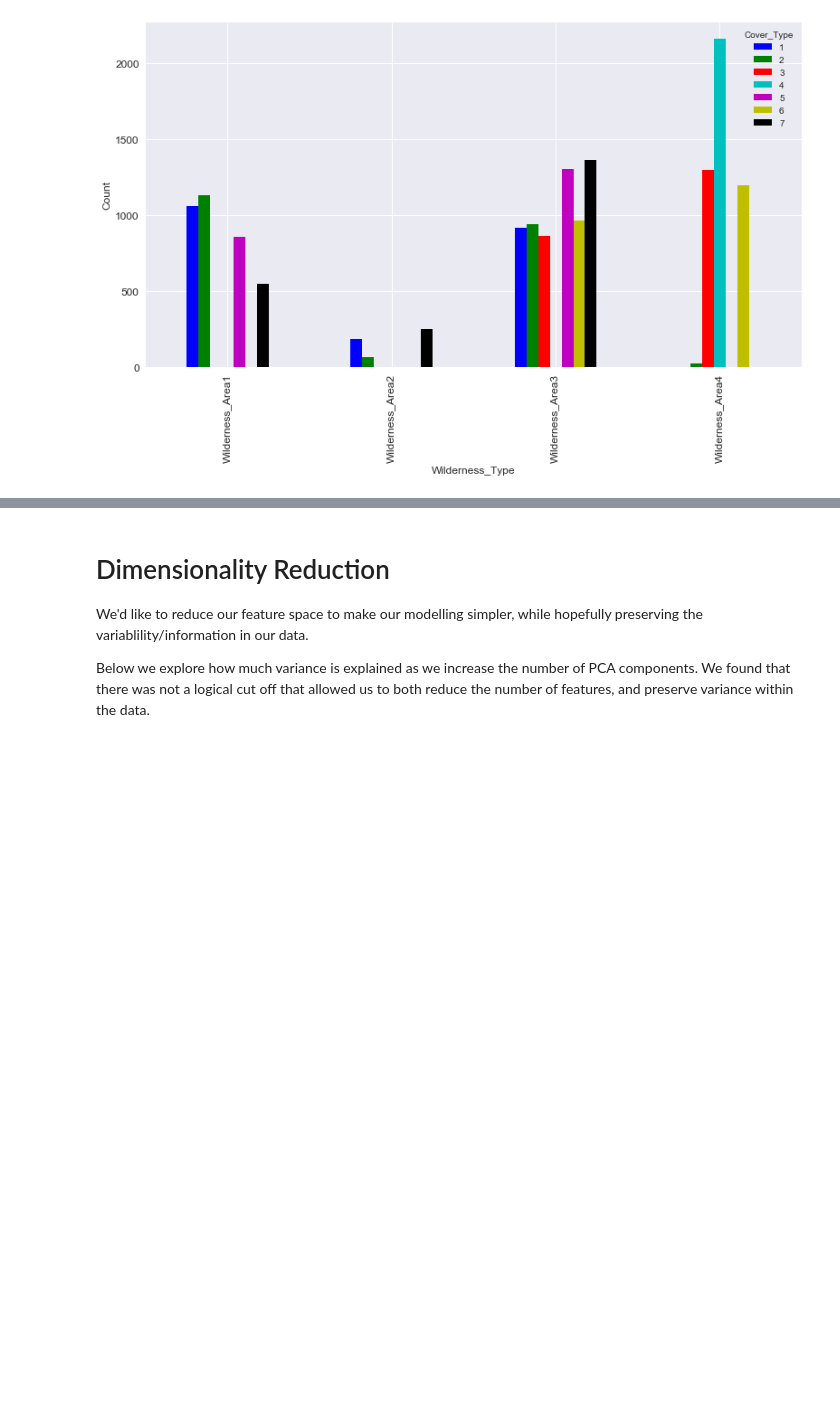
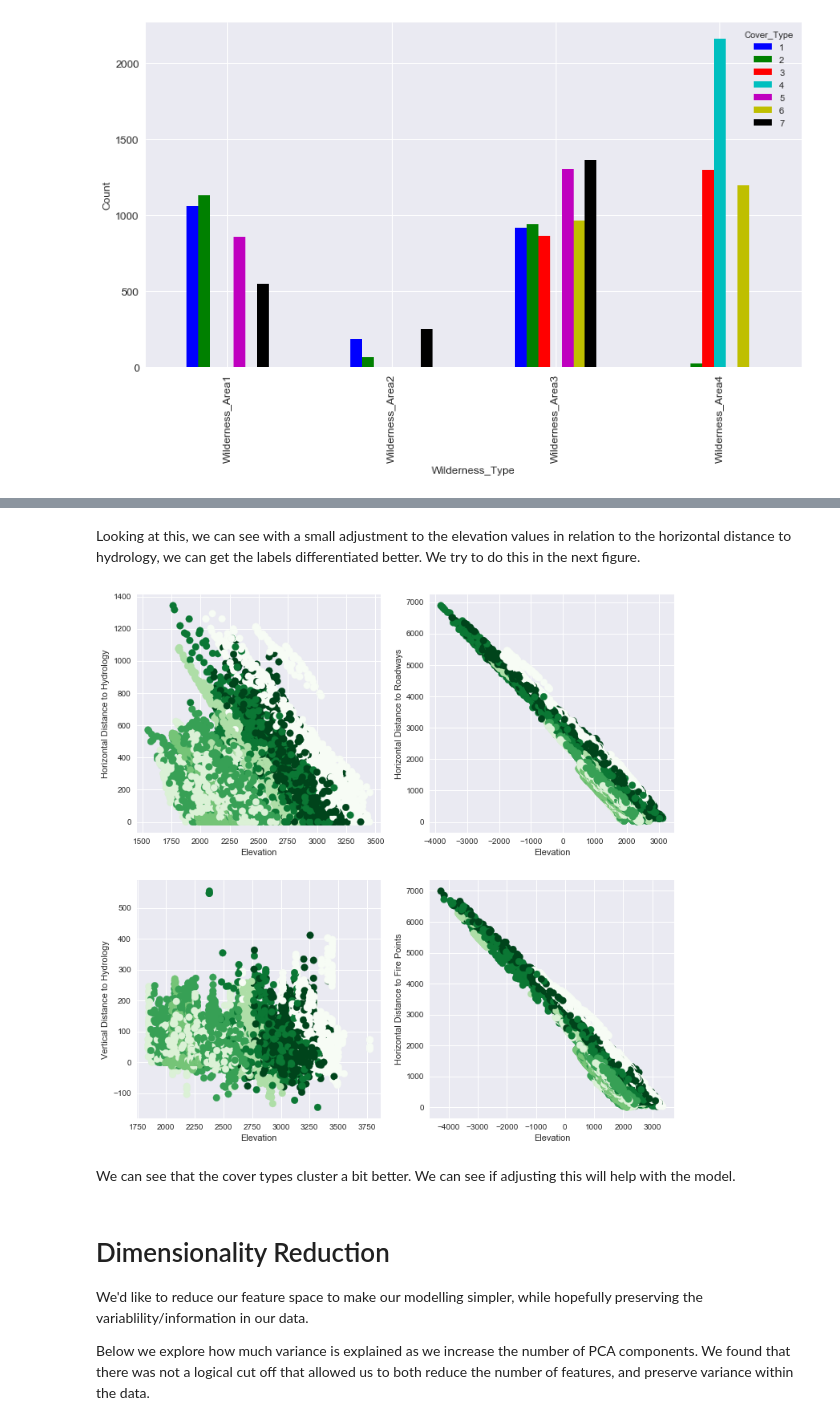
Before and after one commit to chingnaw/W207_Final, a Jupyter notebook: notebooks/Forest_Cover_FINAL.ipynb, the cells around one changed output, grey strips where cells are left out. Cells and saved outputs as stored; diff of their text form; code cells hidden in the pictures; blank space fills up the shorter version.

```diff
--- a/notebooks/Forest_Cover_FINAL.ipynb
+++ b/notebooks/Forest_Cover_FINAL.ipynb
@@ -216,3 +249,30 @@ plt.show()
+# %% [markdown]
+Looking at this, we can see with a small adjustment to the elevation values in relation to the horizontal distance to hydrology, we can get the labels differentiated better.  We try to do this in the next figure.
+# %%
+#Elevation vs Horizontal Distance to Hydrology
+plt.figure(figsize=(12,12))
+plt.subplot(221)
+plt.scatter(df.Elevation - df.Horizontal_Distance_To_Hydrology, df.Horizontal_Distance_To_Hydrology, c=df.Cover_Type, s=75, cmap=plt.cm.Greens_r)
+plt.xlabel("Elevation")
+plt.ylabel("Horizontal Distance to Hydrology")
+plt.subplot(222)
+plt.scatter(df.Elevation - df.Horizontal_Distance_To_Roadways, df.Horizontal_Distance_To_Roadways, c=df.Cover_Type, s=75, cmap=plt.cm.Greens_r)
+plt.xlabel("Elevation")
+plt.ylabel("Horizontal Distance to Roadways")
+plt.subplot(223)
+plt.scatter(df.Elevation - df.Vertical_Distance_To_Hydrology, df.Vertical_Distance_To_Hydrology, c=df.Cover_Type, s=75, cmap=plt.cm.Greens_r)
+plt.xlabel("Elevation")
+plt.ylabel("Vertical Distance to Hydrology")
+plt.subplot(224)
+plt.scatter(df.Elevation - df.Horizontal_Distance_To_Fire_Points, df.Horizontal_Distance_To_Fire_Points, c=df.Cover_Type, s=75, cmap=plt.cm.Greens_r)
+plt.xlabel("Elevation")
+plt.ylabel("Horizontal Distance to Fire Points")
+
+plt.show()
+# %% [output]
+[figure, added]
+# %% [markdown]
+We can see that the cover types cluster a bit better.  We can see if adjusting this will help with the model.
 # %% [markdown]
 # Dimensionality Reduction
 
```
Also changed, not shown: parts of 15 cells of this notebook.
